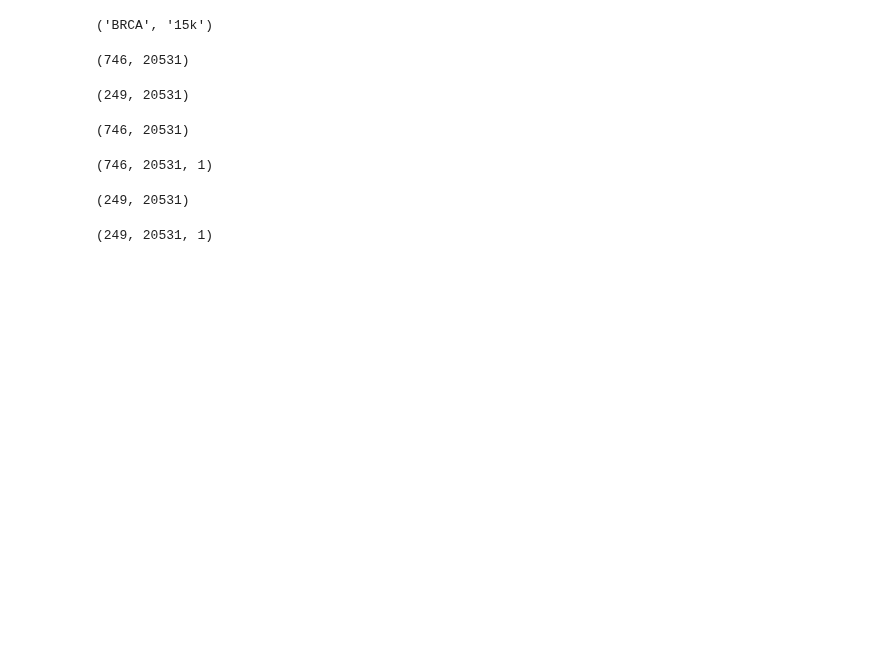
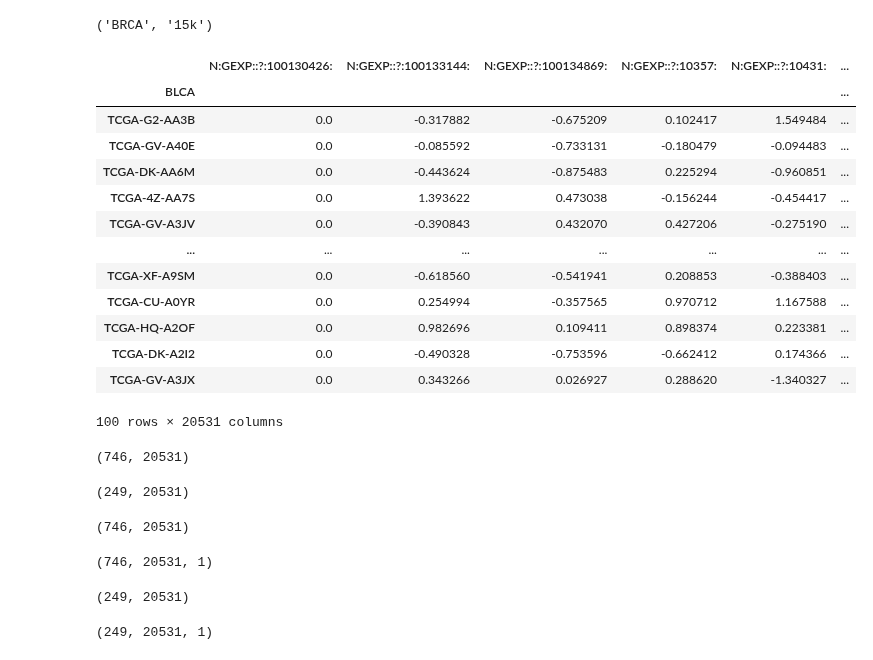
Before and after one commit to briankarlberg/synthetic_TCGA_data_gen, a Jupyter notebook: b_model/1Dmodel.ipynb, the cells around one changed output. Drawn from its saved outputs; the diff is of its cells as text; code cells hidden in the pictures; blank space fills up the shorter version.

Commit message:
Push b_model updates
Pull v5 data structure

```diff
--- a/b_model/1Dmodel.ipynb
+++ b/b_model/1Dmodel.ipynb
@@ -76,0 +178,22 @@ test_norm = pd.read_csv('../a_data_structure/normalized_data/flat/'+cohort+'_X_t
+# %%
+# read robust - this is bladder train; mechanics
+blca_tst_rbst = pd.read_csv('../a_data_structure/normalized_data/flat/BLCA_X_test_flat_no_cut_Robust.tsv',
+                  sep = '\t',
+                   index_col = 0)
+# %%
+blca_tst_rbst # robust scaling read, looks centered on zero, one stdev is 1 (?)
+# %% [output]
+|  | N:GEXP::?:100130426: | N:GEXP::?:100133144: | N:GEXP::?:100134869: | N:GEXP::?:10357: | N:GEXP::?:10431: | ... |
+| BLCA |  |  |  |  |  | ... |
+| TCGA-G2-AA3B | 0.0 | -0.317882 | -0.675209 | 0.102417 | 1.549484 | ... |
+| TCGA-GV-A40E | 0.0 | -0.085592 | -0.733131 | -0.180479 | -0.094483 | ... |
+| TCGA-DK-AA6M | 0.0 | -0.443624 | -0.875483 | 0.225294 | -0.960851 | ... |
+| TCGA-4Z-AA7S | 0.0 | 1.393622 | 0.473038 | -0.156244 | -0.454417 | ... |
+| TCGA-GV-A3JV | 0.0 | -0.390843 | 0.432070 | 0.427206 | -0.275190 | ... |
+| ... | ... | ... | ... | ... | ... | ... |
+| TCGA-XF-A9SM | 0.0 | -0.618560 | -0.541941 | 0.208853 | -0.388403 | ... |
+| TCGA-CU-A0YR | 0.0 | 0.254994 | -0.357565 | 0.970712 | 1.167588 | ... |
+| TCGA-HQ-A2OF | 0.0 | 0.982696 | 0.109411 | 0.898374 | 0.223381 | ... |
+| TCGA-DK-A2I2 | 0.0 | -0.490328 | -0.753596 | -0.662412 | 0.174366 | ... |
+| TCGA-GV-A3JX | 0.0 | 0.343266 | 0.026927 | 0.288620 | -1.340327 | ... |
+100 rows × 20531 columns
```
Also changed, not shown: parts of 24 cells of this notebook, 1 other file.
